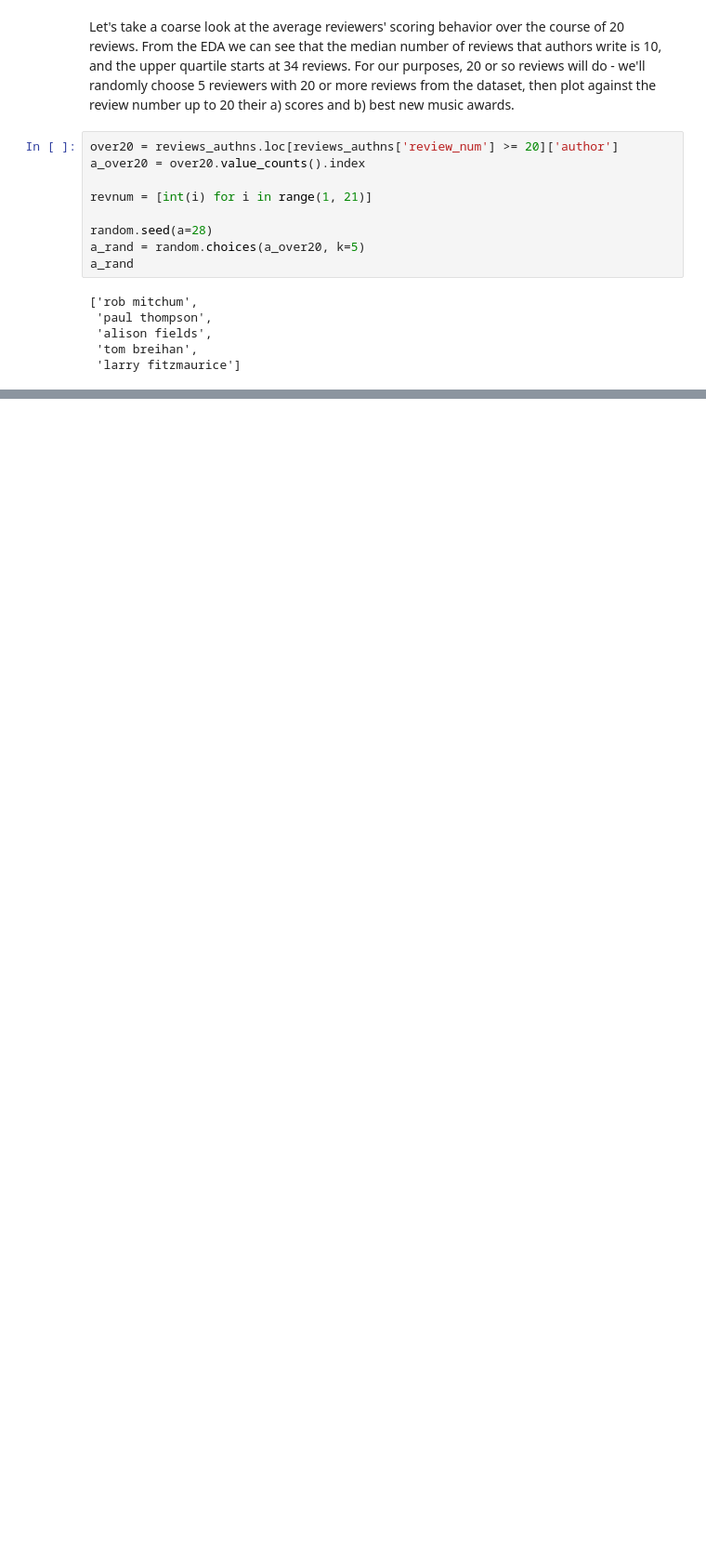
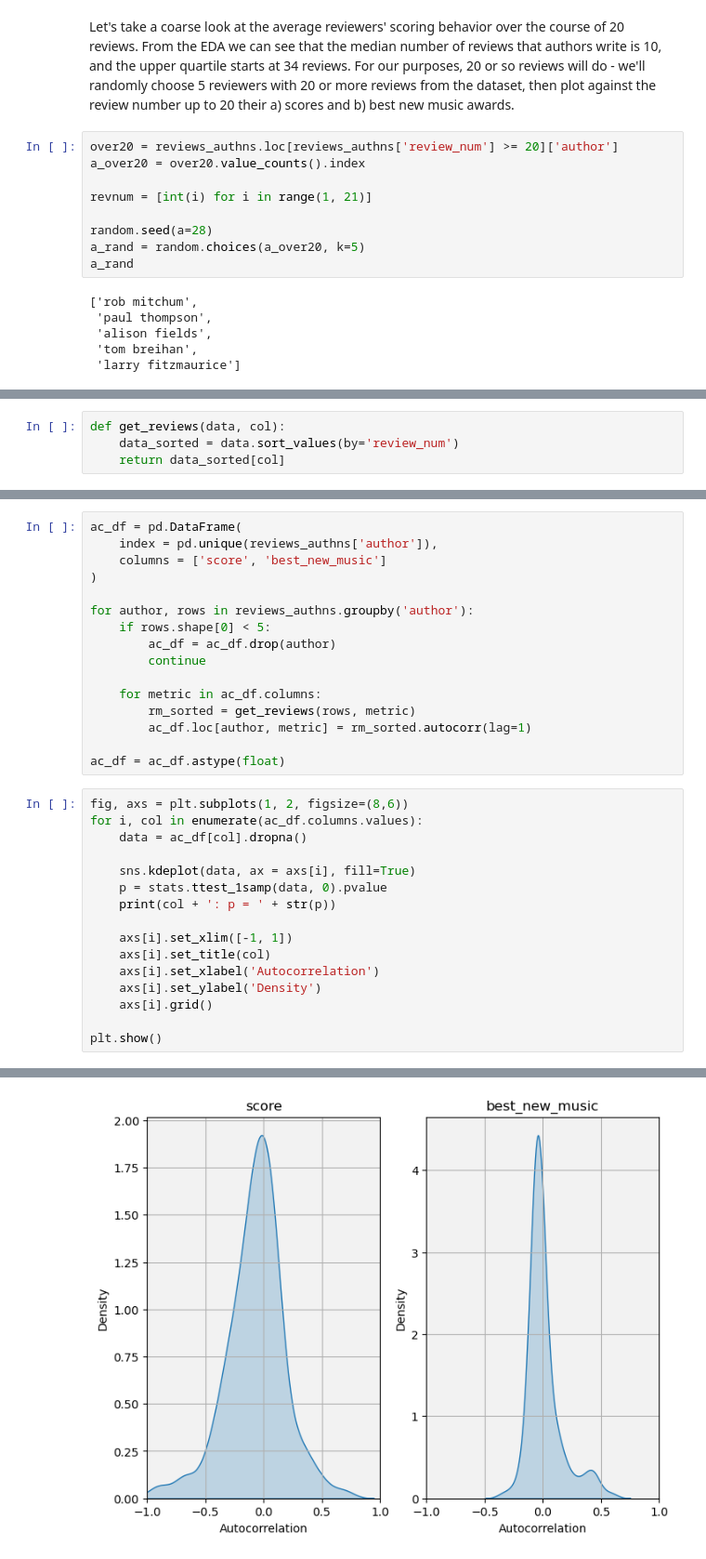
Before and after one commit to kevinl050312/Pitchfork-reviews-analysis, a Jupyter notebook: reviewer-score-autocorrelation.ipynb, the cells around one changed output, grey strips where cells are left out. Shown: that part at 93% size. Cells and saved outputs as stored; diff of their text form; blank space fills up the shorter version.

Commit message:
Initial autocorrelation distributions + 1 sample t

```diff
--- a/reviewer-score-autocorrelation.ipynb
+++ b/reviewer-score-autocorrelation.ipynb
@@ -130,0 +156,4 @@ Text(0.5, 1.0, 'Author BNM awarding behavior over first 20 reviews')
+# %%
+def get_reviews(data, col):
+    data_sorted = data.sort_values(by='review_num')
+    return data_sorted[col]
@@ -130,0 +162,33 @@ Text(0.5, 1.0, 'Author BNM awarding behavior over first 20 reviews')
+# %%
+ac_df = pd.DataFrame(
+    index = pd.unique(reviews_authns['author']),
+    columns = ['score', 'best_new_music']
+)
+
+for author, rows in reviews_authns.groupby('author'):
+    if rows.shape[0] < 5:
+        ac_df = ac_df.drop(author)
+        continue
+
+    for metric in ac_df.columns:
+        rm_sorted = get_reviews(rows, metric)
+        ac_df.loc[author, metric] = rm_sorted.autocorr(lag=1)
+
+ac_df = ac_df.astype(float)
+# %%
+fig, axs = plt.subplots(1, 2, figsize=(8,6))
+for i, col in enumerate(ac_df.columns.values):
+    data = ac_df[col].dropna()
+
+    sns.kdeplot(data, ax = axs[i], fill=True)
+    p = stats.ttest_1samp(data, 0).pvalue
+    print(col + ': p = ' + str(p))
+
+    axs[i].set_xlim([-1, 1])
+    axs[i].set_title(col)
+    axs[i].set_xlabel('Autocorrelation')
+    axs[i].set_ylabel('Density')
+    axs[i].grid()
+
+plt.show()
+# %% [output]
@@ -130,0 +197 @@ Text(0.5, 1.0, 'Author BNM awarding behavior over first 20 reviews')
+[figure, added]
```
Also changed, not shown: parts of 13 cells of this notebook.
